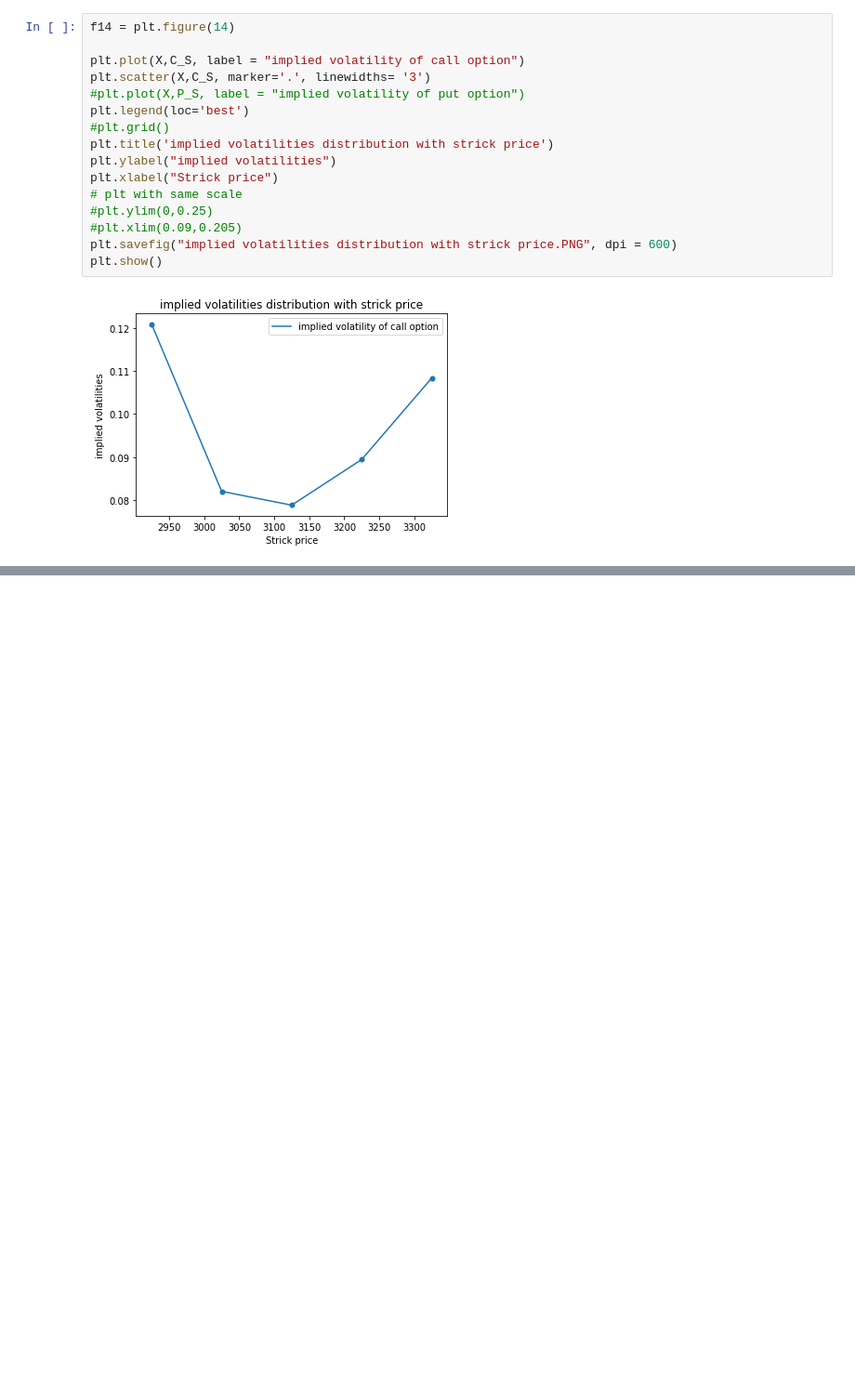
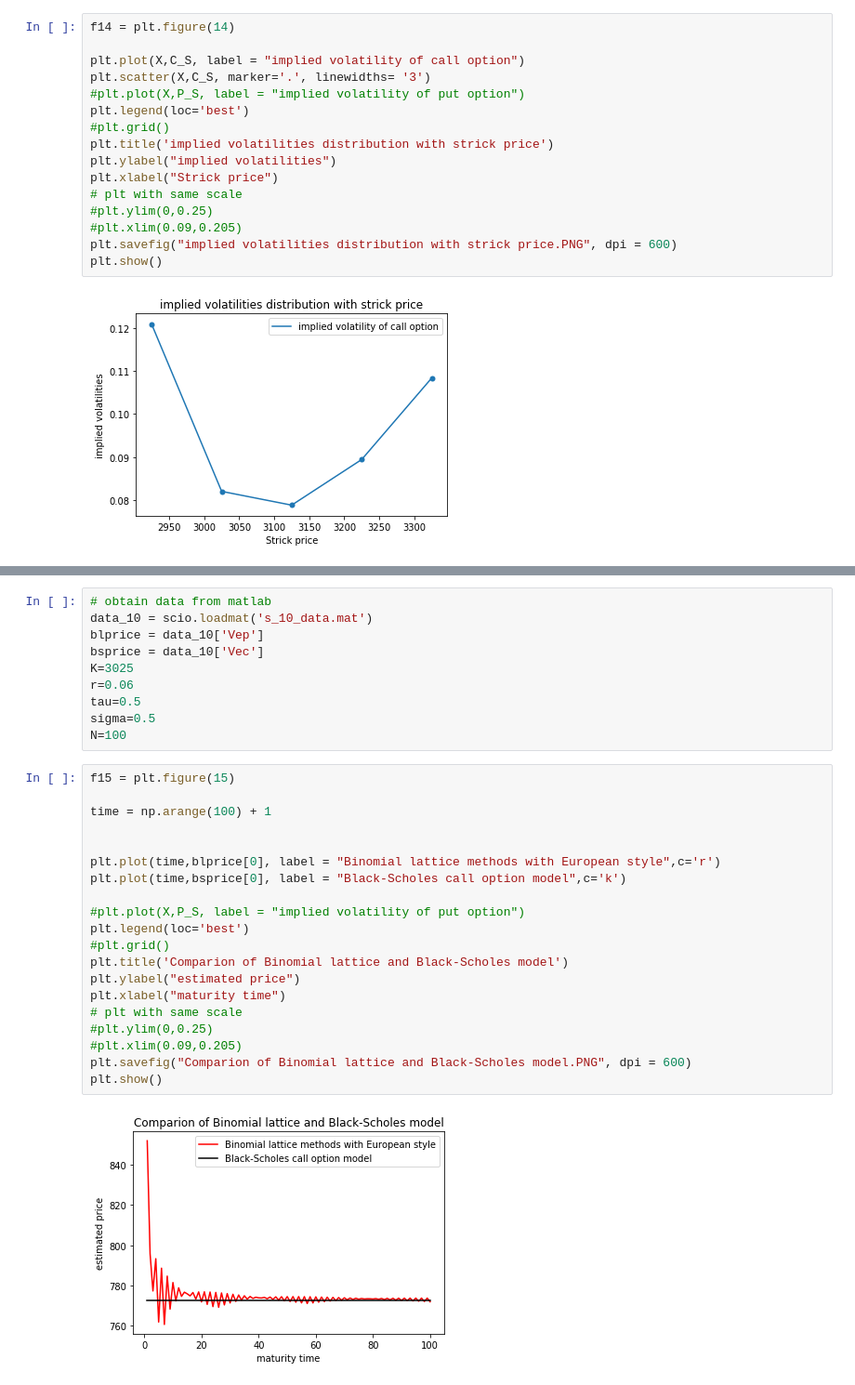
Before and after one commit to Trouble404/Computational-Finance-coursework, a Jupyter notebook: comp6212.ipynb, the cells around one changed output, grey strips where cells are left out. Shown at 93% size. Saved outputs shown, nothing was run; the diff lists cells and outputs as text; blank space fills up the shorter version.

```diff
--- a/comp6212.ipynb
+++ b/comp6212.ipynb
@@ -1177,0 +1180,32 @@ plt.show()
+# %%
+# obtain data from matlab
+data_10 = scio.loadmat('s_10_data.mat')
+blprice = data_10['Vep']
+bsprice = data_10['Vec']
+K=3025
+r=0.06
+tau=0.5
+sigma=0.5
+N=100
+# %%
+f15 = plt.figure(15)
+
+time = np.arange(100) + 1
+
+
+plt.plot(time,blprice[0], label = "Binomial lattice methods with European style",c='r')
+plt.plot(time,bsprice[0], label = "Black-Scholes call option model",c='k')
+
+#plt.plot(X,P_S, label = "implied volatility of put option")
+plt.legend(loc='best')
+#plt.grid()
+plt.title('Comparion of Binomial lattice and Black-Scholes model')
+plt.ylabel("estimated price")
+plt.xlabel("maturity time")
+# plt with same scale
+#plt.ylim(0,0.25)
+#plt.xlim(0.09,0.205)
+plt.savefig("Comparion of Binomial lattice and Black-Scholes model.PNG", dpi = 600)
+plt.show()
+# %% [output]
+[figure, added]
```
Also changed, not shown: parts of 3 cells of this notebook.
